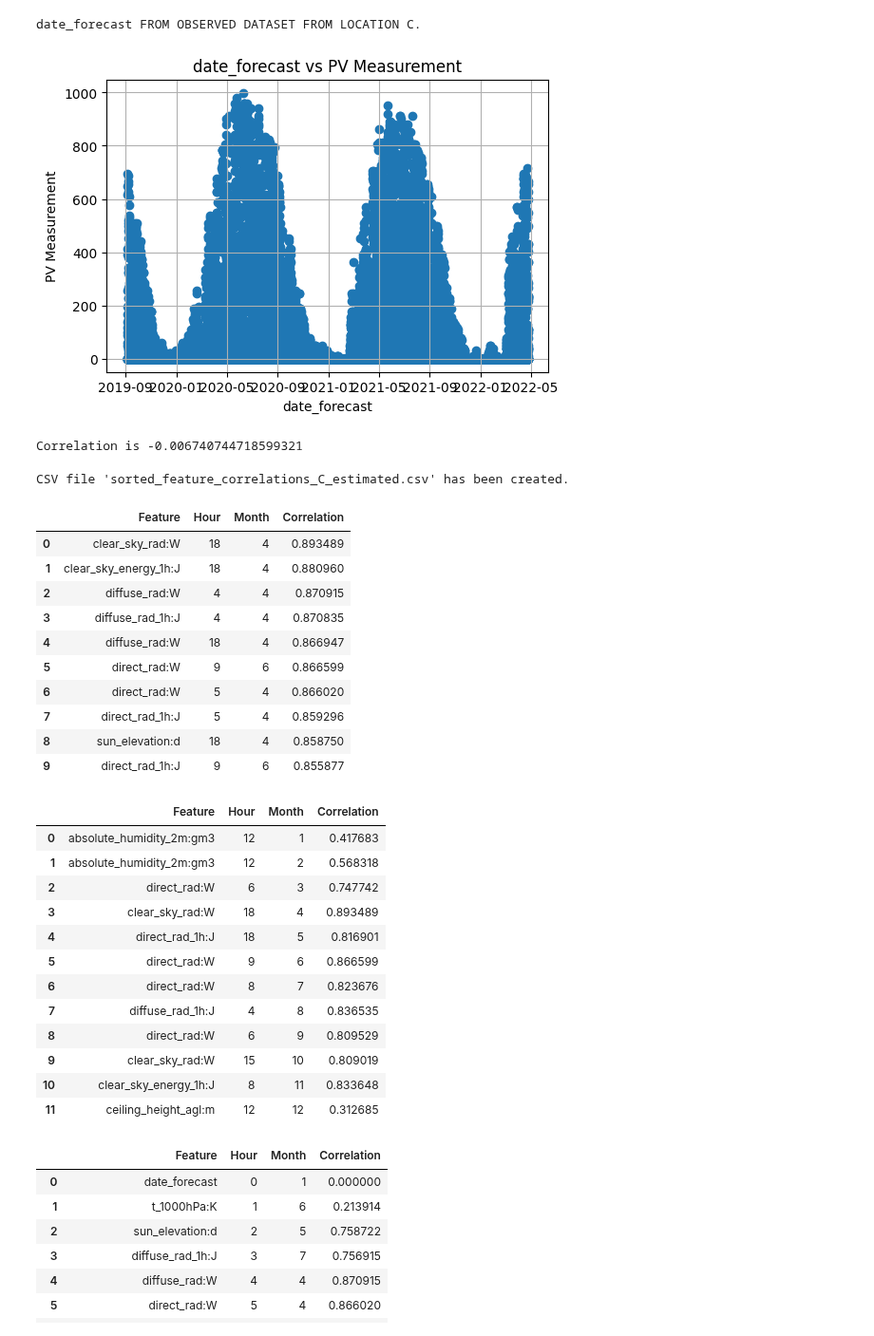
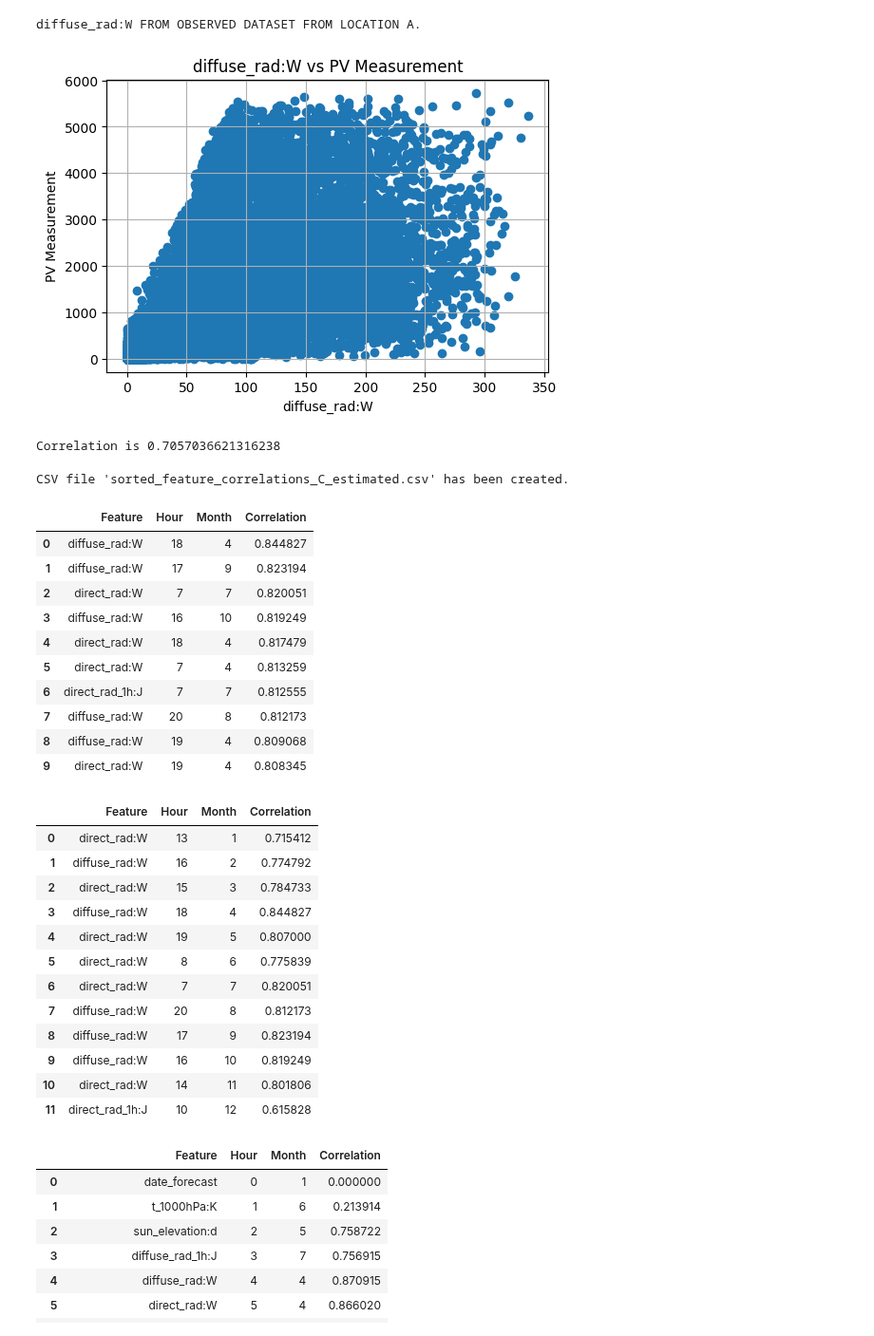
Before and after one commit to simenstang/TDT4173, a Jupyter notebook: data/long_notebook.ipynb, the cells around one changed output. Shown at 95% size. Drawn from its saved outputs; the diff is of its cells as text; code cells hidden in the pictures.

Commit message:
some more plots and a correlation matrix

```diff
--- a/data/long_notebook.ipynb
+++ b/data/long_notebook.ipynb
@@ -121,7 +122,7 @@ class DataPlotter:
 # Choose what dataset you want your values from (observed = False gets the estimated dataset).
 # This will output all features in the dataset
 
-dataset = 'C'
+dataset = 'A'
 observed = True
 
 plotter = DataPlotter(dataset)
@@ -149,18 +150,18 @@ Index(['date_forecast', 'absolute_humidity_2m:gm3', 'air_density_2m:kgm3',
 # %%
 # Spesify hour (example: 12) and/or month (example: 6). Either of them can be None.
 # Choose your feature. If you spesify 'feature' to be None, then it will plot for ALL feautures.
 
 hour = None
 month = None
-feature = 'date_forecast'
+feature = 'diffuse_rad:W'
 
 corr = plotter.plot_feature_analysis(observed=observed, plot=True, feature=feature, hour=hour, month=month)
 if corr is not None:
     print("Correlation is", corr)
 # %% [output]
-date_forecast FROM OBSERVED DATASET FROM LOCATION C.
+diffuse_rad:W FROM OBSERVED DATASET FROM LOCATION A.
-[figure, old version]
+[figure, new version]
-Correlation is -0.006740744718599321
+Correlation is 0.7057036621316238
 # %%
 class Observation:
     def __init__(self, feature, hour, month, corr) -> None:
@@ -211,26 +212,26 @@ CSV file 'sorted_feature_correlations_C_estimated.csv' has been created.
 # %%
 # Outputs top features with the highest correlations
 
-location = 'B'
+location = 'A'
 observed = True
 
-if observed: csv_filename = "sorted_feature_correlations_" + location + "_observed.csv"
-else: csv_filename = "sorted_feature_correlations_" + location + "_estimated.csv"
+if observed: csv_filename = location + "/sorted_feature_correlations_" + location + "_observed.csv"
+else: csv_filename = location + "/sorted_feature_correlations_" + location + "_estimated.csv"
 
 data_a = pd.read_csv(csv_filename)
 data_a.head(10)
 # %% [output]
 |  | Feature | Hour | Month | Correlation |
-| 0 | clear_sky_rad:W | 18 | 4 | 0.893489 |
-| 1 | clear_sky_energy_1h:J | 18 | 4 | 0.880960 |
-| 2 | diffuse_rad:W | 4 | 4 | 0.870915 |
-| 3 | diffuse_rad_1h:J | 4 | 4 | 0.870835 |
-| 4 | diffuse_rad:W | 18 | 4 | 0.866947 |
-| 5 | direct_rad:W | 9 | 6 | 0.866599 |
-| 6 | direct_rad:W | 5 | 4 | 0.866020 |
-| 7 | direct_rad_1h:J | 5 | 4 | 0.859296 |
-| 8 | sun_elevation:d | 18 | 4 | 0.858750 |
-| 9 | direct_rad_1h:J | 9 | 6 | 0.855877 |
+| 0 | diffuse_rad:W | 18 | 4 | 0.844827 |
+| 1 | diffuse_rad:W | 17 | 9 | 0.823194 |
+| 2 | direct_rad:W | 7 | 7 | 0.820051 |
+| 3 | diffuse_rad:W | 16 | 10 | 0.819249 |
+| 4 | direct_rad:W | 18 | 4 | 0.817479 |
+| 5 | direct_rad:W | 7 | 4 | 0.813259 |
+| 6 | direct_rad_1h:J | 7 | 7 | 0.812555 |
+| 7 | diffuse_rad:W | 20 | 8 | 0.812173 |
+| 8 | diffuse_rad:W | 19 | 4 | 0.809068 |
+| 9 | direct_rad:W | 19 | 4 | 0.808345 |
 # %%
 # The most highly correlated value for every month
 
@@ -252,18 +253,18 @@ max_corr_rows.reset_index(drop=True, inplace=True)
 max_corr_rows
 # %% [output]
 |  | Feature | Hour | Month | Correlation |
-| 0 | absolute_humidity_2m:gm3 | 12 | 1 | 0.417683 |
-| 1 | absolute_humidity_2m:gm3 | 12 | 2 | 0.568318 |
-| 2 | direct_rad:W | 6 | 3 | 0.747742 |
-| 3 | clear_sky_rad:W | 18 | 4 | 0.893489 |
-| 4 | direct_rad_1h:J | 18 | 5 | 0.816901 |
-| 5 | direct_rad:W | 9 | 6 | 0.866599 |
-| 6 | direct_rad:W | 8 | 7 | 0.823676 |
-| 7 | diffuse_rad_1h:J | 4 | 8 | 0.836535 |
-| 8 | direct_rad:W | 6 | 9 | 0.809529 |
-| 9 | clear_sky_rad:W | 15 | 10 | 0.809019 |
-| 10 | clear_sky_energy_1h:J | 8 | 11 | 0.833648 |
-| 11 | ceiling_height_agl:m | 12 | 12 | 0.312685 |
+| 0 | direct_rad:W | 13 | 1 | 0.715412 |
+| 1 | diffuse_rad:W | 16 | 2 | 0.774792 |
+| 2 | direct_rad:W | 15 | 3 | 0.784733 |
+| 3 | diffuse_rad:W | 18 | 4 | 0.844827 |
+| 4 | direct_rad:W | 19 | 5 | 0.807000 |
+| 5 | direct_rad:W | 8 | 6 | 0.775839 |
+| 6 | direct_rad:W | 7 | 7 | 0.820051 |
+| 7 | diffuse_rad:W | 20 | 8 | 0.812173 |
+| 8 | diffuse_rad:W | 17 | 9 | 0.823194 |
+| 9 | diffuse_rad:W | 16 | 10 | 0.819249 |
+| 10 | direct_rad:W | 14 | 11 | 0.801806 |
+| 11 | direct_rad_1h:J | 10 | 12 | 0.615828 |
 # %%
 # The most highly correlated value for every hour
 
```
Also changed, not shown: parts of 16 cells of this notebook, 7 other files.
